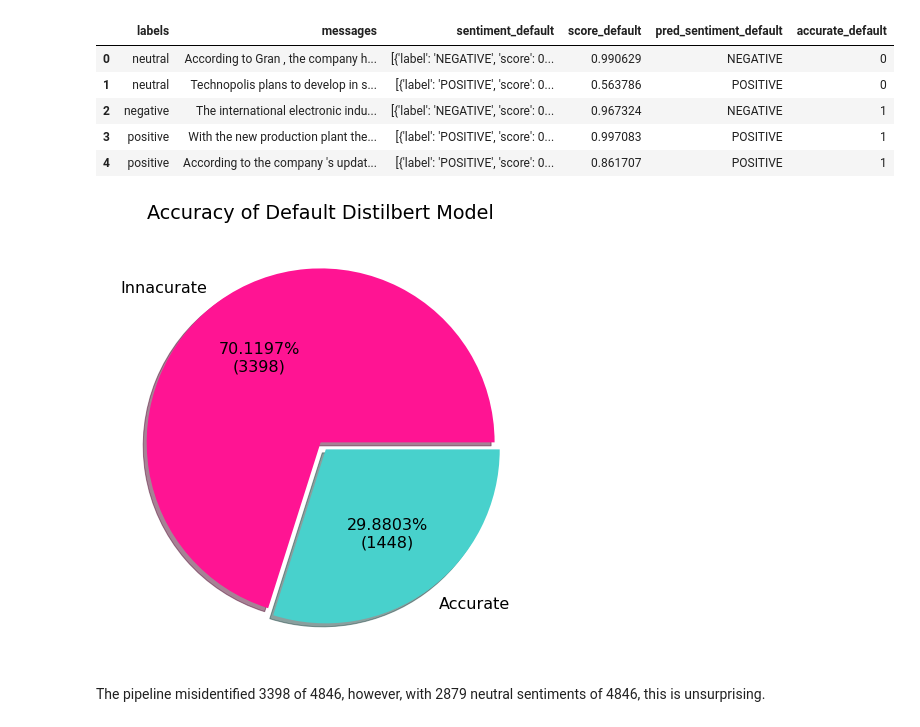
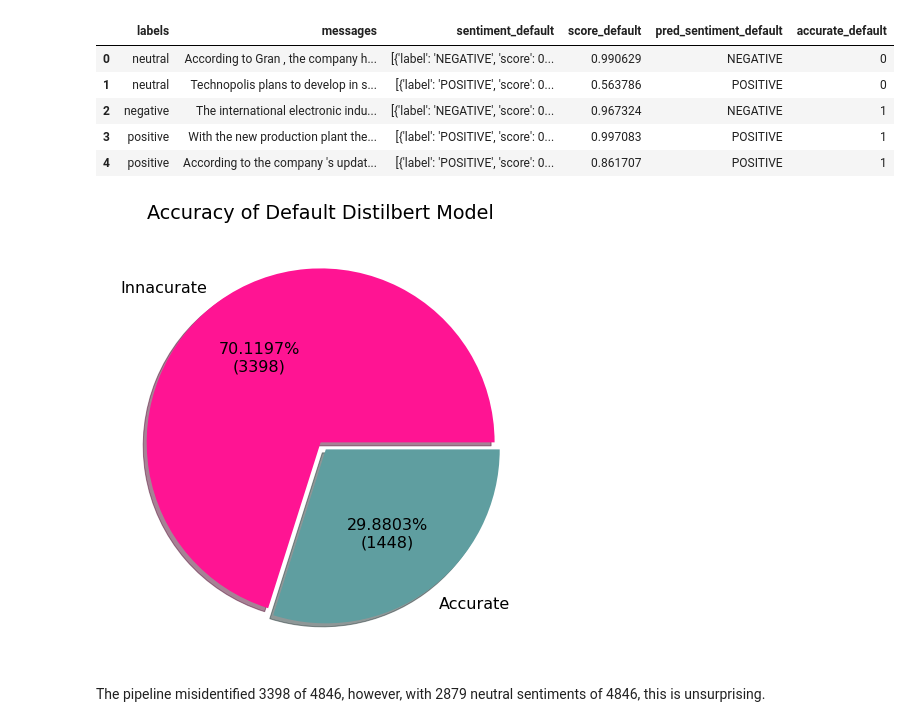
Before and after one commit to Kevin-Kwasnik/aspect-based-sentiment-analysis, a Jupyter notebook: 4c_feature-engineer.ipynb, the cells around one changed output. Saved outputs shown, nothing was run; the diff lists cells and outputs as text; code cells hidden in the pictures.

```diff
--- a/4c_feature-engineer.ipynb
+++ b/4c_feature-engineer.ipynb
@@ -165,13 +165,13 @@ plt.rcParams['font.size'] =16
 # %%
 ## Check how many predictions the pipeline accurately predicted the sentiment
 total= len(df.accurate_default)
 explode=[0,.05]
-plt.pie(df.accurate_default.value_counts(), labels=['Innacurate', 'Accurate'], explode=explode,colors=['deeppink','mediumturquoise'],
+plt.pie(df.accurate_default.value_counts(), labels=['Innacurate', 'Accurate'], explode=explode,colors=['deeppink','cadetblue'],
         shadow=True, autopct=lambda p: '{:.4f}%\n({:.0f})'.format(p, total*p/100))
 plt.title('Accuracy of Default Distilbert Model')
 plt.show()
 # %% [output]
-[figure, old version]
+[figure, new version]
 # %%
 df.labels.value_counts()
 # %% [markdown]
```
Also changed, not shown: parts of 11 cells of this notebook.
